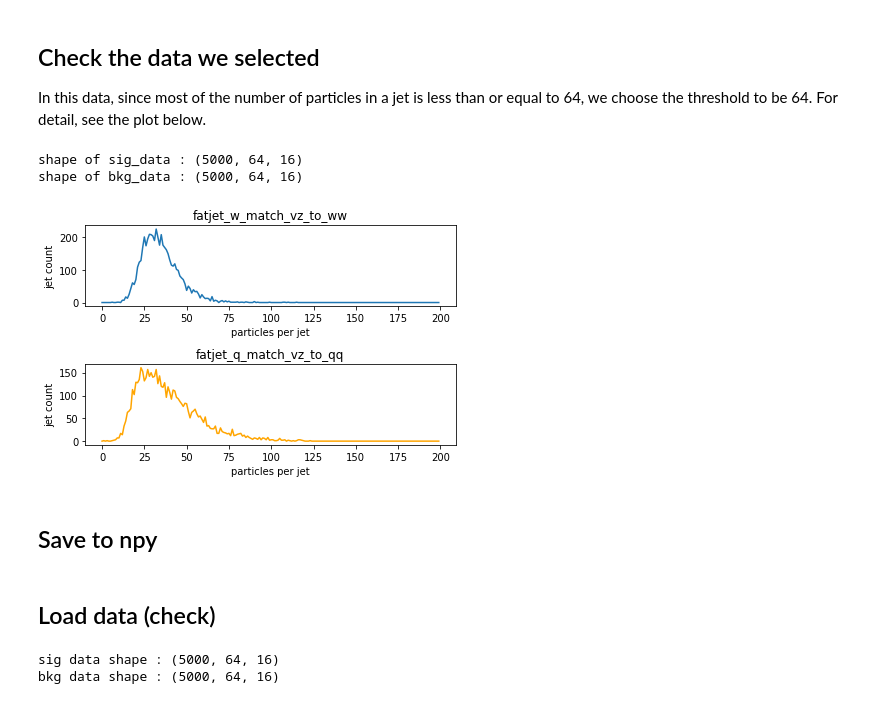
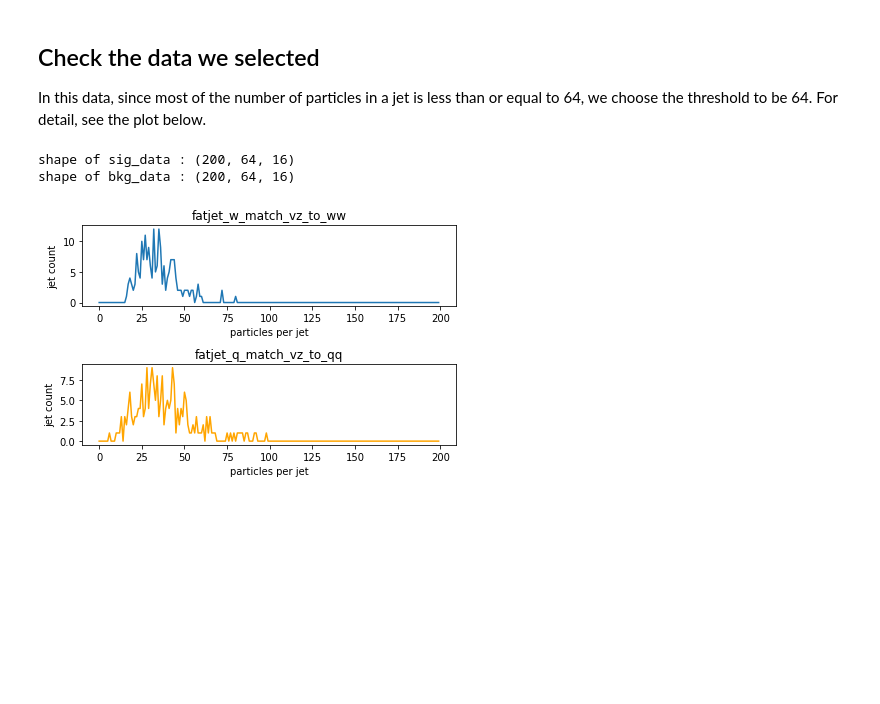
Before and after one commit to r08222011/HEP_QML_Project, a Jupyter notebook: create_jet_particles_npy.ipynb, the cells around one changed output. Drawn from its saved outputs; the diff is of its cells as text; code cells hidden in the pictures; blank space fills up the shorter version.

```diff
--- a/create_jet_particles_npy.ipynb
+++ b/create_jet_particles_npy.ipynb
@@ -269,31 +80,30 @@ In this data, since most of the number of particles in a jet is less than or equ
 # %%
 SRC_SIG = {'filename':'jet_data/fatjet_w_match_vz_to_ww.txt.gz', 'skip':0, 'n':6000} # 166
 SRC_BKG = {'filename':'jet_data/fatjet_q_match_vz_to_qq.txt.gz', 'skip':0, 'n':6000} # 157
 
-sig_data, sig_count = jet_to_npy(filename = SRC_SIG['filename'], number = 5000, threshold = 64)
-bkg_data, bkg_count = jet_to_npy(filename = SRC_BKG['filename'], number = 5000, threshold = 64)
+data_number = 200
+sig_data, sig_count = jet_to_npy(filename = SRC_SIG['filename'], number = data_number, threshold = 64)
+bkg_data, bkg_count = jet_to_npy(filename = SRC_BKG['filename'], number = data_number, threshold = 64)
+
+print(f"shape of sig_data : {sig_data.shape}")
+print(f"shape of bkg_data : {bkg_data.shape}")
+
+fig, axs = plt.subplots(2,1)
+
+plt.subplot(axs[0])
+plt.title('fatjet_w_match_vz_to_ww')
+plt.xlabel('particles per jet')
+plt.ylabel('jet count')
+plt.plot(range(200), sig_count)
+
+plt.subplot(axs[1])
+plt.title('fatjet_q_match_vz_to_qq')
+plt.xlabel('particles per jet')
+plt.ylabel('jet count')
+plt.plot(range(200), bkg_count, color='orange')
+
+plt.tight_layout()
+# %% [output]
+shape of sig_data : (200, 64, 16)
+shape of bkg_data : (200, 64, 16)
+[figure, added]
-# %%
-print(f"shape of sig_data : {sig_data.shape}")
-print(f"shape of bkg_data : {bkg_data.shape}")
-
-fig, axs = plt.subplots(2,1)
-
-plt.subplot(axs[0])
-plt.title('fatjet_w_match_vz_to_ww')
-plt.xlabel('particles per jet')
-plt.ylabel('jet count')
-plt.plot(range(200), sig_count)
-
-plt.subplot(axs[1])
-plt.title('fatjet_q_match_vz_to_qq')
-plt.xlabel('particles per jet')
-plt.ylabel('jet count')
-plt.plot(range(200), bkg_count, color='orange')
-
-plt.tight_layout()
-# %% [output]
-shape of sig_data : (5000, 64, 16)
-shape of bkg_data : (5000, 64, 16)
-[figure, removed]
-# %% [markdown]
-## Save to npy
@@ -305,10 +109,0 @@ np.save(bkg_path, bkg_data)
-# %% [markdown]
-## Load data (check)
-# %%
-sig_load = np.load(sig_path)
-bkg_load = np.load(bkg_path)
-print(f"sig data shape : {sig_load.shape}")
-print(f"bkg data shape : {bkg_load.shape}")
-# %% [output]
-sig data shape : (5000, 64, 16)
-bkg data shape : (5000, 64, 16)
```
Also changed, not shown: parts of 8 cells of this notebook, 10 other files.
